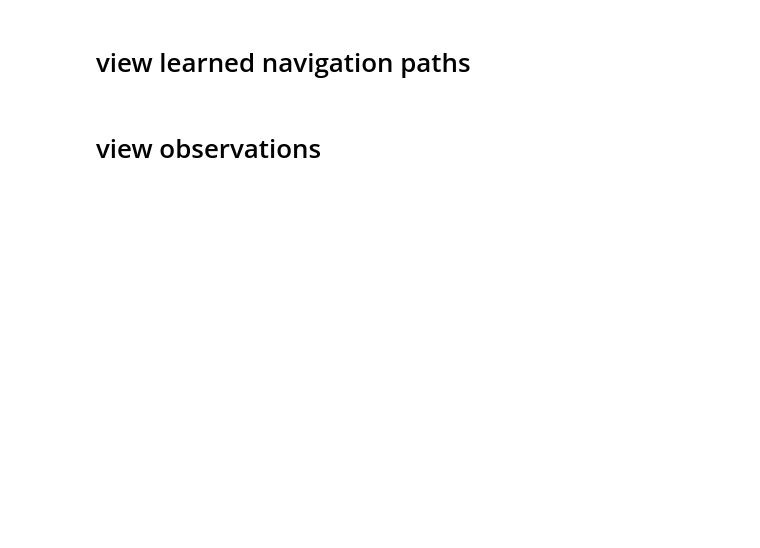
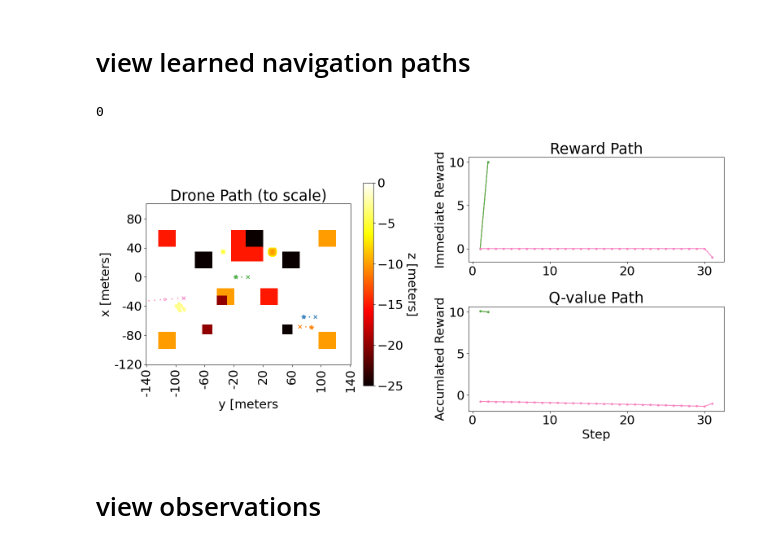
Before and after one commit to WreckItTim/rl_drone, a Jupyter notebook: notebook_eval.ipynb, the cells around one changed output. Drawn from its saved outputs; the diff is of its cells as text; code cells hidden in the pictures; blank space fills up the shorter version.

```diff
--- a/notebook_eval.ipynb
+++ b/notebook_eval.ipynb
@@ -409,67 +402,69 @@ for instance in path_instances:
                 ax3 = plt.subplot2grid((2, 2), (1, 1), colspan=1)
                 # PLOT DRONE PATH
                 ax1.set_title(f'Drone Path (to scale)')#' Epoch #{set_num}')
-                ax1.set_xlabel('y [meters]')
-                ax1.set_ylabel('x [meters]')
-                ax1.set_xlim(voxels_trans[0], -1*voxels_trans[0])
-                ax1.set_ylim(voxels_trans[1], -1*voxels_trans[1])
                 # show objects on map from binvox
-                plot_map(ax1)
+                plot_map(fig, ax1)
                 # legend hack
-                ax1.scatter(-999, -999, marker='s', color=object_color) # off map just for legend
+                #ax1.scatter(-999, -999, marker='s', color=object_color) # off map just for legend
                 legend = [
                 #    'Objects'
                 ]
                 for idx in range(len(termination_reasons)):
                     color = color_blinds_list[idx]
-                    ax1.scatter(spawns[idx][1], spawns[idx][0], marker='x', color=color) # spawn location
+                    ax1.scatter(spawns[idx][1] - y_min, spawns[idx][0] - x_min, marker='x', color=color) # spawn location
                     termination_reason = termination_reasons[idx]
                     legend.append('E' + str(episode_numbers[idx]) + ':' + termination_reason)
                 plt_patches = []
                 for idx in range(len(paths)):
                     color = color_blinds_list[idx]
                     # plot goal
-                    obj = plt.Circle((goals[idx][1], goals[idx][0]), goal_tolerance, color=color, alpha=0.4)
+                    obj = plt.Circle((goals[idx][1] - y_min, goals[idx][0] - x_min), goal_tolerance, color=color, alpha=0.4)
                     plt_patches.append(obj)
                     # plot points
                     for point in paths[idx]:
                         # using generic quad copter size for point sizes (set this to your drone value)
                         radius = 0.5 #* point[2]/-4
-                        point = plt.Circle((point[1], point[0]), radius, color=color)
+                        if point[1] < y_min or point[0] < x_min:
+                            continue
+                        point = plt.Circle((point[1] - y_min, point[0] - x_min), radius, color=color)
                         plt_patches.append(point)
                     # plot end point
-                    ax1.scatter(paths[idx][-1][1], paths[idx][-1][0], marker='*', s=64, color=color) # end location
+                    if paths[idx][-1][1] >= y_min and paths[idx][-1][0] >= x_min:
+                        ax1.scatter(paths[idx][-1][1] - y_min, paths[idx][-1][0] - x_min, marker='*', s=64, color=color) # end location
                 map_stuff = PatchCollection(plt_patches, match_original=True)
                 ax1.add_collection(map_stuff)
                 # PLOT REWARDS
                 ax2.set_title('Reward Path')
                 #ax2.set_xlabel('Step')
                 ax2.set_ylabel('Immediate Reward')
                 for idx in range(len(reward_paths)):
                     color = color_blinds_list[idx]
                     ax2.plot([i+1 for i in range(len(reward_paths[idx]))], reward_paths[idx], color=color, marker='.')
                 # PLOT Q-VALUES
                 ax3.set_title('Q-value Path')
                 ax3.set_xlabel('Step')
                 ax3.set_ylabel('Accumlated Reward')
                 for idx in range(len(Q_paths)):
                     color = color_blinds_list[idx]
                     ax3.plot([i+1 for i in range(len(Q_paths[idx]))], Q_paths[idx], color=color, marker='.')
                 # plot legend
                 #ax2.legend(legend)
                 plt.tight_layout()
                 # Show the graph
                 #plot_name = instance + '_best_path'
                 #plt.savefig(plot_dir + plot_name + '.png')
                 plt.show()
                 # reset path arrays
                 paths = []
                 reward_paths = []
                 Q_paths = []
                 goals = []
                 spawns = []
                 termination_reasons = []
                 episode_numbers = []
+# %% [output]
+0
+[figure, added]
 # %% [markdown]
 # view observations
 # %%
```
Also changed, not shown: parts of 10 cells of this notebook, 14 other files.
